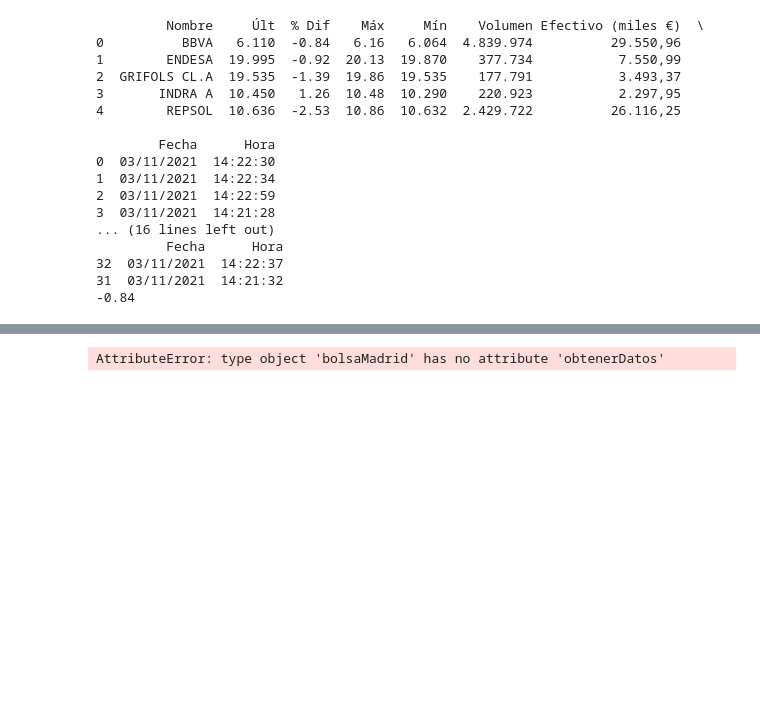
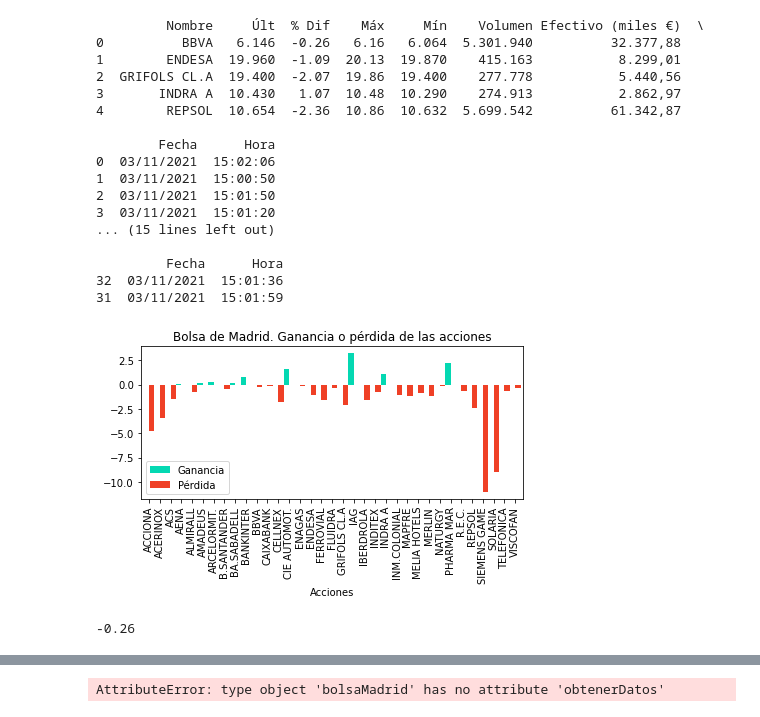
Before and after one commit to pptscdia2021/pp12021grupo2_a2-grupo2, a Jupyter notebook: TP2 Webscraping&api/Jupyter/prueba1.ipynb, the cells around one changed output, grey strips where cells are left out. Saved outputs shown, nothing was run; the diff lists cells and outputs as text; code cells hidden in the pictures; blank space fills up the shorter version.

```diff
--- a/TP2 Webscraping&api/Jupyter/prueba1.ipynb
+++ b/TP2 Webscraping&api/Jupyter/prueba1.ipynb
@@ -16,7 +17,7 @@ class Accion:
 
 class Origen:
     def __init__(self):
-       self.__abrirColeccion()
+        self.__abrirColeccion()
 
     def __abrirColeccion(self):
         client = MongoClient('localhost')
@@ -49,6 +50,26 @@ class Origen:
         print()
         print("Acciones de mayor pérdida\n",df.tail(cantidad))
 
+    #vamos a graficar los valores positivos de un color y los negativos de otro color
+    def graficarGananciaPerdida(self,dataFrame,x,y,titulo,nombre):
+        global df
+        dfMas=df[y]>=0 #seleccionamos los valores positivos
+        dfPositivos = df[dfMas]
+        dfPositivos = dfPositivos.rename({y: 'Ganancia'}, axis=1)  #renombramos la columna como Ganancia
+        dfMenos=df[y]<0  #seleccionamos los valores negativos
+        dfNegativos = df[dfMenos]
+        dfNegativos = dfNegativos.rename({y: 'Pérdida'}, axis=1) #renombramos la columna como Pérdida
+        df = pd.concat([dfPositivos,dfNegativos]).sort_values(by=x)   #unimos las tablas ordenadas por el nombre
+        #armamos el gráfico
+        #parámetros: columnas, tipo de gráfico, ancho de las barras, colores de las barras
+        df[[x, 'Ganancia', 'Pérdida']].plot(x, kind="bar", width=1, color=["#04D8B2","#EF4026"])
+        plt.title(titulo) #título del grafico
+        plt.xlabel('Acciones') #título del eje de las x
+        #guardamos el gráfico, 'tight' s para que se guarde el gráfico de manera completa
+        #parámetro: nombre
+        plt.savefig(nombre, bbox_inches='tight')
+        plt.tight_layout();plt.show() #mostramos el gráfico de manera completa
+
     def filtrarAcciones(self, nombreAccion):
         accion = self.coleccion.find({self.campo_nombre: {"$in": nombreAccion}})
         return print(self.__documentADF(accion))
@@ -100,46 +121,49 @@ class bolsaMadrid(Origen):
         #Guardamos los datos en la base de datos
         self._guardarEnBD(df)
 
     def __convertirAFloat(self, df):
         df["% Dif"] = df["% Dif"].str.replace(",", ".").astype(float)
         df["Máx"] = df["Máx"].str.replace(",", ".").astype(float)
         df["Mín"] = df["Mín"].str.replace(",", ".").astype(float)
         df["Últ"] = df["Últ"].str.replace(",", ".").astype(float)
         return df
 
 nombreDeAcciones =[
     'BBVA', "BBVA.MC",
     'ELE', "ELE.MC", 'ENDESA',
     'GRLS', "GRF.MC", 'GRIFOLS CL.A',
     'INDRA A', 'IDR',"IDR.MC",
     "REP.MC", 'REP','REPSOL'
     ]
 
 bolsamadrid = bolsaMadrid()
 bolsamadrid.actualizarBD()
 bolsamadrid.filtrarAcciones(nombreDeAcciones)
 df_BM = bolsamadrid.visualizarDF()
 bolsamadrid.gananciaPerdidaAcciones(df_BM,'% Dif',2)
+bolsamadrid.graficarGananciaPerdida(df_BM, x='Nombre', y='% Dif', titulo='Bolsa de Madrid. Ganancia o pérdida de las acciones', nombre='Ganan_perd_BolsaMadrid.png')
 accion = bolsamadrid.accion('BBVA')
 print(accion.mov)
 # %% [output]
          Nombre     Últ  % Dif    Máx     Mín    Volumen Efectivo (miles €)  \
-0          BBVA   6.110  -0.84   6.16   6.064  4.839.974          29.550,96
-1        ENDESA  19.995  -0.92  20.13  19.870    377.734           7.550,99
-2  GRIFOLS CL.A  19.535  -1.39  19.86  19.535    177.791           3.493,37
-3       INDRA A  10.450   1.26  10.48  10.290    220.923           2.297,95
-4        REPSOL  10.636  -2.53  10.86  10.632  2.429.722          26.116,25
+0          BBVA   6.146  -0.26   6.16   6.064  5.301.940          32.377,88
+1        ENDESA  19.960  -1.09  20.13  19.870    415.163           8.299,01
+2  GRIFOLS CL.A  19.400  -2.07  19.86  19.400    277.778           5.440,56
+3       INDRA A  10.430   1.07  10.48  10.290    274.913           2.862,97
+4        REPSOL  10.654  -2.36  10.86  10.632  5.699.542          61.342,87
 
         Fecha      Hora
-0  03/11/2021  14:22:30
-1  03/11/2021  14:22:34
-2  03/11/2021  14:22:59
-3  03/11/2021  14:21:28
-... (16 lines left out)
+0  03/11/2021  15:02:06
+1  03/11/2021  15:00:50
+2  03/11/2021  15:01:50
+3  03/11/2021  15:01:20
+... (15 lines left out)
+
          Fecha      Hora
-32  03/11/2021  14:22:37
-31  03/11/2021  14:21:32
--0.84
+32  03/11/2021  15:01:36
+31  03/11/2021  15:01:59
+[figure, added]
+-0.26
 # %%
 class yfinance(Origen):
 
```
Also changed, not shown: parts of 2 cells of this notebook, 2 other files.
